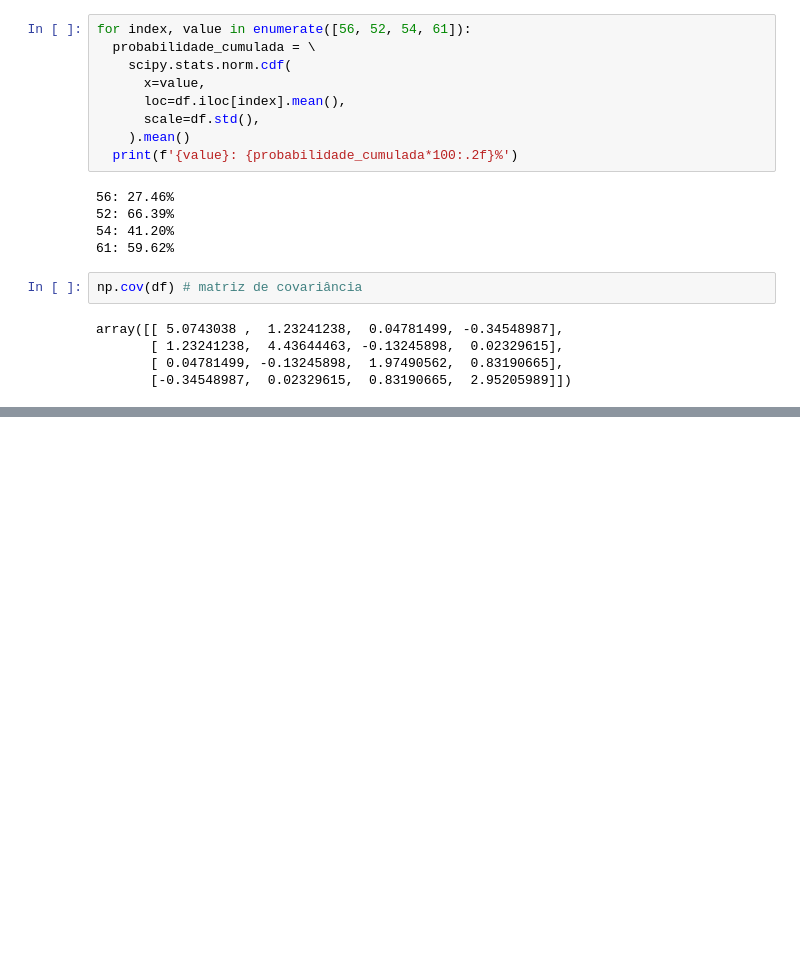
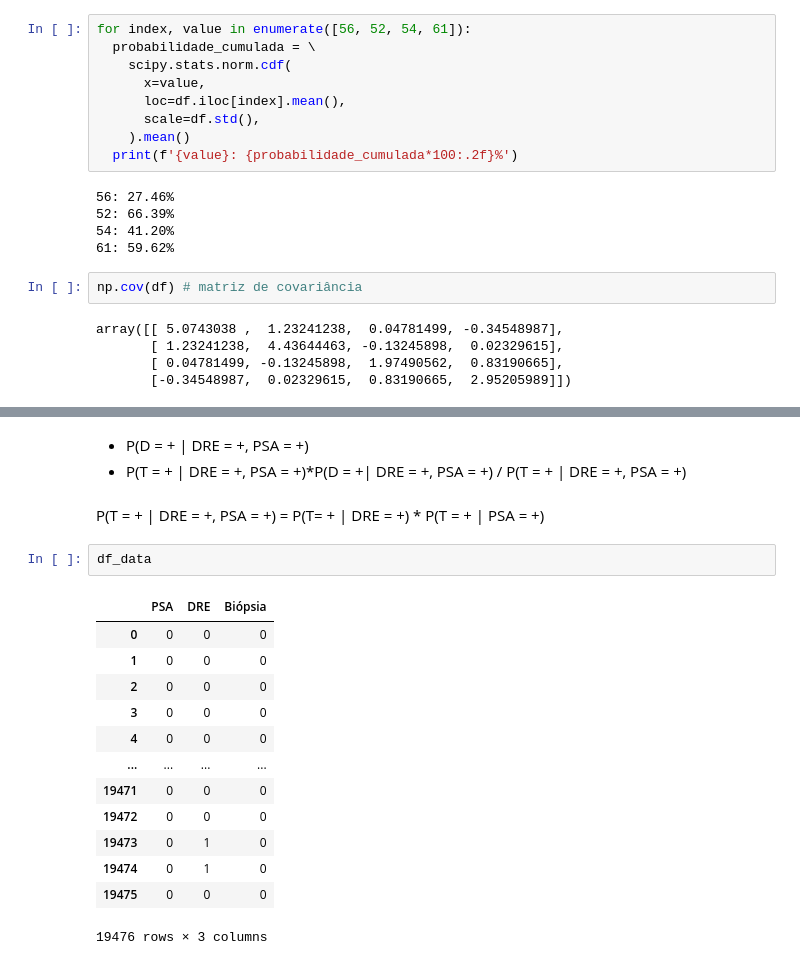
Before and after one commit to caiomorozini/engenharia_medica, a Jupyter notebook: src/pratica_1.ipynb, the cells around one changed output, grey strips where cells are left out. Saved outputs shown, nothing was run; the diff lists cells and outputs as text; blank space fills up the shorter version.

```diff
--- a/src/pratica_1.ipynb
+++ b/src/pratica_1.ipynb
@@ -186,0 +289,21 @@ plt.plot(calcula_distribuicao_normal(df.iloc[0]).pdf(df.iloc[0]))
+# %% [markdown]
+- P(D = + | DRE = +, PSA = +)
+- P(T = + | DRE = +, PSA = +)*P(D = +| DRE = +, PSA = +) / P(T = + | DRE = +, PSA = +)
+# %% [markdown]
+P(T = + | DRE = +, PSA = +) = P(T= + | DRE = +) * P(T = + | PSA = +)
+# %%
+df_data
+# %% [output]
+|  | PSA | DRE | Biópsia |
+| 0 | 0 | 0 | 0 |
+| 1 | 0 | 0 | 0 |
+| 2 | 0 | 0 | 0 |
+| 3 | 0 | 0 | 0 |
+| 4 | 0 | 0 | 0 |
+| ... | ... | ... | ... |
+| 19471 | 0 | 0 | 0 |
+| 19472 | 0 | 0 | 0 |
+| 19473 | 0 | 1 | 0 |
+| 19474 | 0 | 1 | 0 |
+| 19475 | 0 | 0 | 0 |
+19476 rows × 3 columns
```
Also changed, not shown: parts of 43 cells of this notebook.
